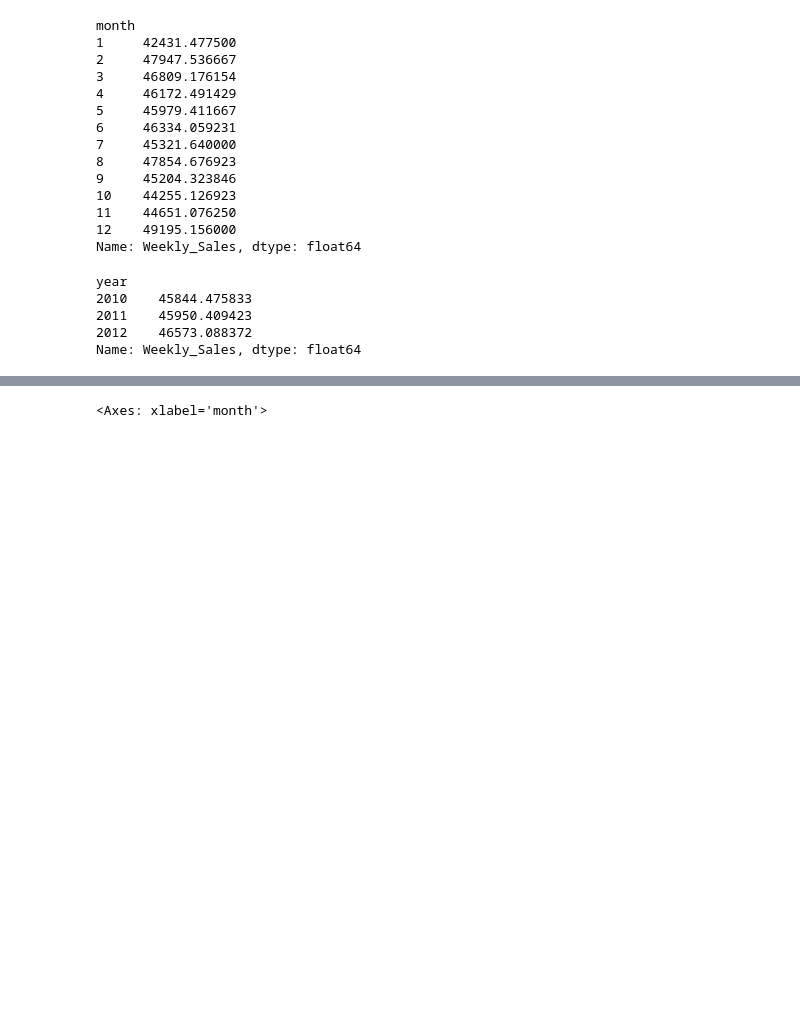
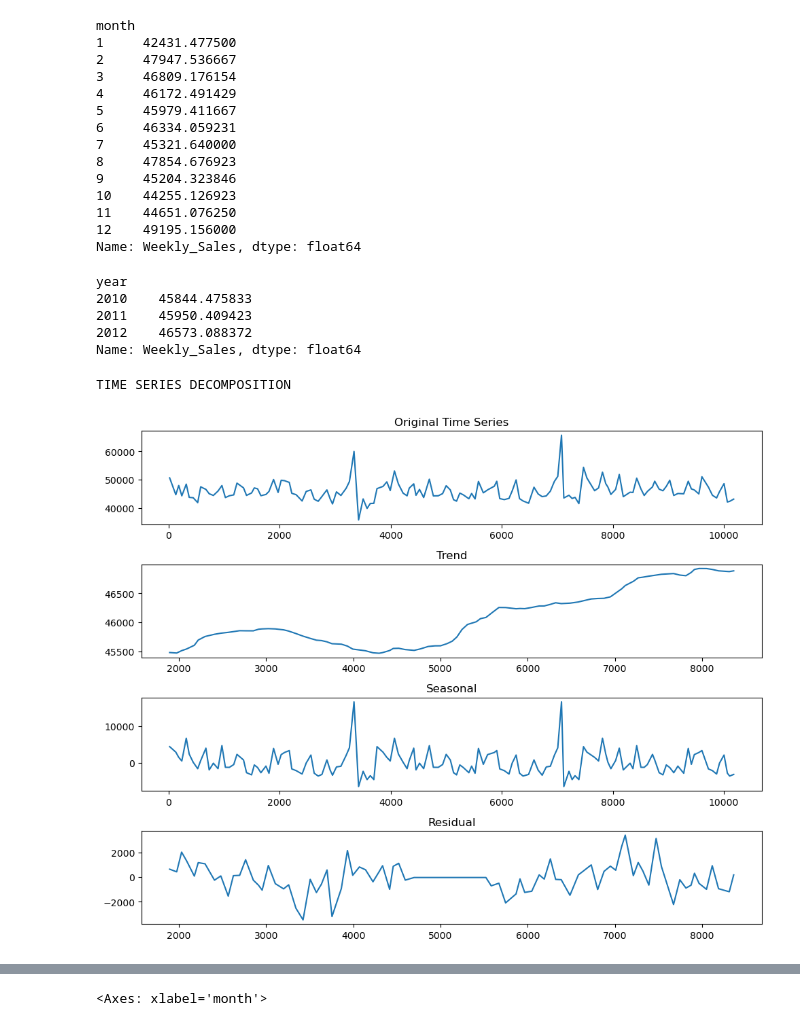
Before and after one commit to iDourgham/Walmart-Sales-Forecasting, a Jupyter notebook: notebooks/walmart.ipynb, the cells around one changed output, grey strips where cells are left out. Saved outputs shown, nothing was run; the diff lists cells and outputs as text; code cells hidden in the pictures; blank space fills up the shorter version.

```diff
--- a/notebooks/walmart.ipynb
+++ b/notebooks/walmart.ipynb
@@ -301,3 +354,23 @@ year
 2011    45950.409423
 2012    46573.088372
 Name: Weekly_Sales, dtype: float64
+# %%
+print("TIME SERIES DECOMPOSITION")
+
+decomposition = seasonal_decompose(df['Weekly_Sales'],
+                                 model='additive',
+                                 period=52)
+
+
+fig, axes = plt.subplots(4, 1, figsize=(10, 8))
+
+decomposition.observed.plot(ax=axes[0], title='Original Time Series')
+decomposition.trend.plot(ax=axes[1], title='Trend')
+decomposition.seasonal.plot(ax=axes[2], title='Seasonal')
+decomposition.resid.plot(ax=axes[3], title='Residual')
+
+plt.tight_layout()
+plt.show()
+# %% [output]
+TIME SERIES DECOMPOSITION
+[figure, added]
```
Also changed, not shown: parts of 93 cells of this notebook, 7 other files.
